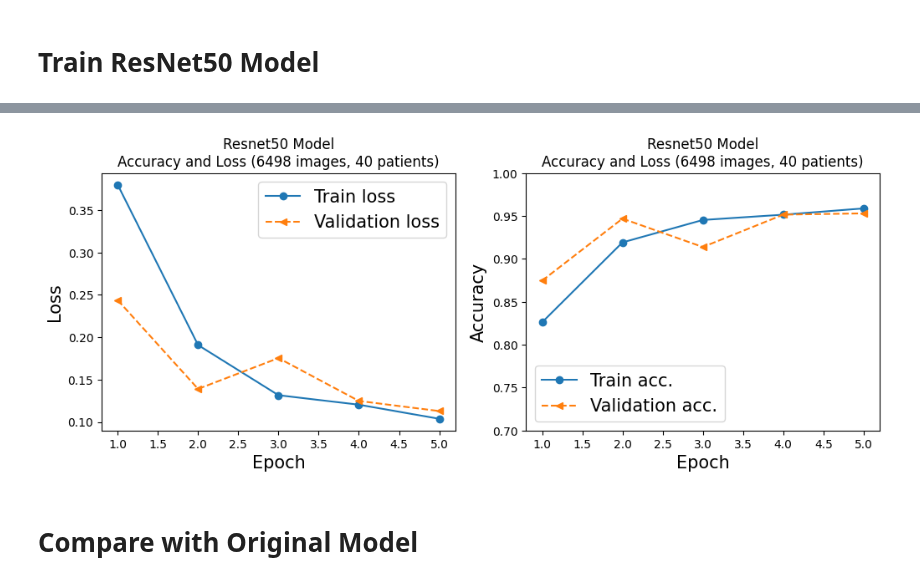
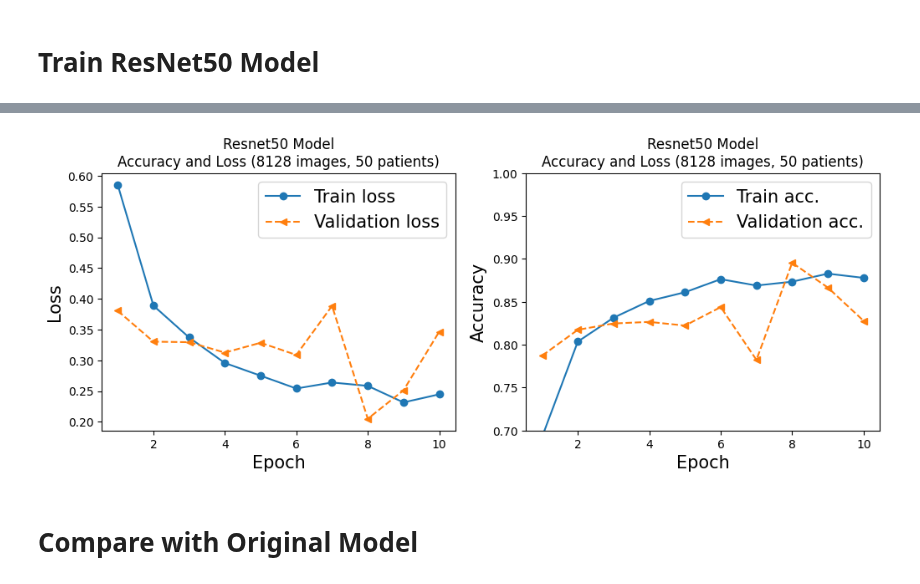
Before and after one commit to jvgalvin/capstone, a Jupyter notebook: notebooks/Alzheimers_Study_MRI_Model.ipynb, the cells around one changed output, grey strips where cells are left out. Saved outputs shown, nothing was run; the diff lists cells and outputs as text; code cells hidden in the pictures.

Commit message:
Updated model code

```diff
--- a/notebooks/Alzheimers_Study_MRI_Model.ipynb
+++ b/notebooks/Alzheimers_Study_MRI_Model.ipynb
@@ -39,8 +39,9 @@ LABEL_DATA_PATH = "data/AD_time_to_dx.csv"
 TRAIN_DATA_PATH = "data/train"
 VAL_DATA_PATH = "data/val"
 
-NUM_EPOCHS = 5
-NUM_PATIENTS_PER_GROUP = 20
+NUM_EPOCHS = 10
+NUM_PATIENTS_PER_GROUP = 25
+NUM_PATIENTS = NUM_PATIENTS_PER_GROUP*2
 IMG_SHAPE = (256,256)
 # %% [markdown]
 # Important Functions
@@ -375,8 +389,11 @@ for i in tqdm(range(len(patient_list))):
                         pixel_array = dcm.pixel_array
 
                         # Resize to (256, 256)
-                        if pixel_array.shape != IMG_SHAPE:
-                            pixel_array = np.resize(pixel_array, IMG_SHAPE)
+                        # if pixel_array.shape != IMG_SHAPE:
+                        #     pixel_array = np.resize(pixel_array, IMG_SHAPE)
+
+                        # Resize to (256, 256)
+                        pixel_array = resize_array(val=pixel_array, image_size=IMG_SHAPE)
 
                         # Scale pixel array
                         ## Step 1. Convert to float to avoid overflow or underflow losses.
@@ -497,13 +511,29 @@ input_tensor = Input(shape=input_shape)
 resized_input = Resizing(256, 256)(input_tensor)
 base_model_output = base_model(resized_input)
 flatten_output = Flatten()(base_model_output)
-dense_output = Dense(512, activation="relu")(flatten_output)
-dropout_output = Dropout(0.3)(dense_output)
-normalized_output = BatchNormalization()(dropout_output)
+
+# Original Layer
+dense_output_1 = Dense(512, activation="relu")(flatten_output)
+dropout_output_1 = Dropout(0.3)(dense_output_1)
+normalized_output_1 = BatchNormalization()(dropout_output_1)
+
+# Additional layer
+dense_output_2 = Dense(256, activation="relu")(normalized_output_1)
+dropout_output_2 = Dropout(0.3)(dense_output_2)
+normalized_output_2 = BatchNormalization()(dropout_output_2)
+
+# Additional layer
+# dense_output_3 = Dense(128, activation="relu")(normalized_output_2)
+# dropout_output_3 = Dropout(0.3)(dense_output_3)
+# normalized_output_3 = BatchNormalization()(dropout_output_3)
+
+# dense_output_4 = Dense(128, activation="relu")(normalized_output_3)
+# dropout_output_4 = Dropout(0.3)(dense_output_4)
+# normalized_output_4 = BatchNormalization()(dropout_output_4)
 # ... add more layers as needed
 
-# Final output layer
-output_tensor = Dense(1, activation="sigmoid")(normalized_output) # activation="softmax"
+# Final output layer (use two inner layers on top of base model)
+output_tensor = Dense(1, activation="sigmoid")(normalized_output_2) # activation="softmax"
 # Create the model
 model = Model(inputs=input_tensor, outputs=output_tensor)
 
@@ -571,27 +611,27 @@ _________________________________________________________________
 # %%
 hist = history.history
 x_arr = np.arange(len(hist['loss'])) + 1
 
 fig = plt.figure(figsize=(12, 4))
 ax = fig.add_subplot(1, 2, 1)
 ax.plot(x_arr, hist['loss'], '-o', label='Train loss')
 ax.plot(x_arr, hist['val_loss'], '--<', label='Validation loss')
 ax.legend(fontsize=15)
 ax.set_xlabel('Epoch', size=15)
 ax.set_ylabel('Loss', size=15)
-ax.set_title(f"Resnet50 Model\nAccuracy and Loss ({len(label_array)} images, {NUM_PATIENTS_PER_GROUP*2} patients)")
+ax.set_title(f"Resnet50 Model\nAccuracy and Loss ({len(label_array)} images, {NUM_PATIENTS} patients)")
 
 ax = fig.add_subplot(1, 2, 2)
 ax.plot(x_arr, hist['accuracy'], '-o', label='Train acc.')
 ax.plot(x_arr, hist['val_accuracy'], '--<', label='Validation acc.')
 ax.legend(fontsize=15)
 ax.set_xlabel('Epoch', size=15)
 ax.set_ylabel('Accuracy', size=15)
 ax.set_ylim(0.7,1)
-ax.set_title(f"Resnet50 Model\nAccuracy and Loss ({len(label_array)} images, {NUM_PATIENTS_PER_GROUP*2} patients)")
+ax.set_title(f"Resnet50 Model\nAccuracy and Loss ({len(label_array)} images, {NUM_PATIENTS} patients)")
 plt.show()
 # %% [output]
-[figure, old version]
+[figure, new version]
 # %% [markdown]
 # Compare with Original Model
 # %%
```
Also changed, not shown: parts of 14 cells of this notebook.
